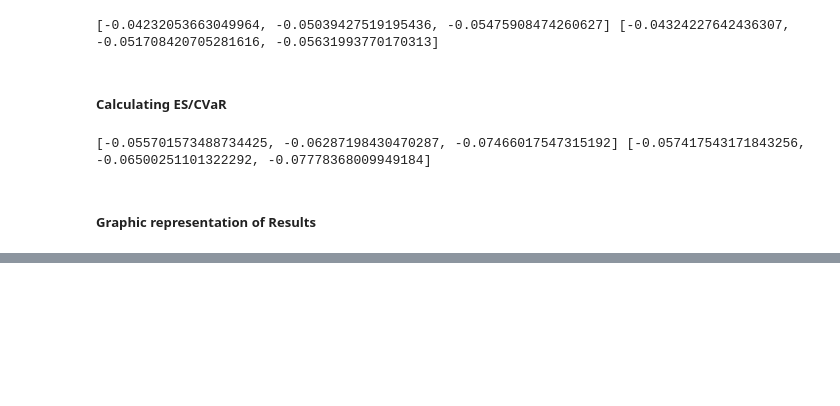
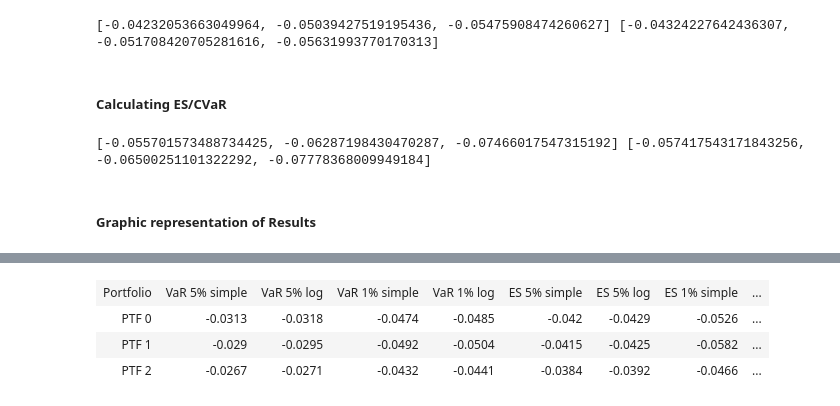
Before and after one commit to qlero/financial_metrics_comparisons, a Jupyter notebook: simple_versus_log_returns.ipynb, the cells around one changed output, grey strips where cells are left out. Saved outputs shown, nothing was run; the diff lists cells and outputs as text; code cells hidden in the pictures; blank space fills up the shorter version.

```diff
--- a/simple_versus_log_returns.ipynb
+++ b/simple_versus_log_returns.ipynb
@@ -292,0 +305,52 @@ for i in range(4):
+# %%
+W = [[1, 3, 6], [3, 6, 1], [6, 1, 3]]
+PTF = []
+
+for i in range(3):
+    holder_GS = W[i][0] * stock_GS[1]
+    holder_GOOG = W[i][1] * stock_GOOG[1]
+    holder_AAPL = W[i][2] * stock_AAPL[1]
+    PTF.append(holder_GS.add(holder_GOOG.add(holder_AAPL,
+                                             fill_value=0),
+                             fill_value=0))
+
+PTF_simple = [calculate_stock_return("simple", x) for x in PTF]
+PTF_log = [calculate_stock_return("log", x) for x in PTF]
+
+# Calculate VaR and CVaR/ES
+VaR_simple = [[value_at_risk(0.05, x) for x in PTF_simple],
+              [value_at_risk(0.01, x) for x in PTF_simple]]
+VaR_log = [[value_at_risk(0.05, x) for x in PTF_log],
+              [value_at_risk(0.01, x) for x in PTF_log]]
+
+ES_simple = [[expected_shortfall(0.05, x) for x in PTF_simple],
+             [expected_shortfall(0.01, x) for x in PTF_simple]]
+ES_log = [[expected_shortfall(0.05, x) for x in PTF_log],
+          [expected_shortfall(0.01, x) for x in PTF_log]]
+
+PTFS = []
+
+for i in range(3):
+    PTFS.append([])
+    PTFS[i].append(f"PTF {i}")
+    PTFS[i].append(round(VaR_simple[0][i], 4))
+    PTFS[i].append(round(VaR_log[0][i], 4))
+    PTFS[i].append(round(VaR_simple[1][i], 4))
+    PTFS[i].append(round(VaR_log[1][i], 4))
+    PTFS[i].append(round(ES_simple[0][i], 4))
+    PTFS[i].append(round(ES_log[0][i], 4))
+    PTFS[i].append(round(ES_simple[1][i], 4))
+    PTFS[i].append(round(ES_log[1][i], 4))
+
+table = [["Portfolio","VaR 5% simple","VaR 5% log","VaR 1% simple","VaR 1% log",
+         "ES 5% simple","ES 5% log","ES 1% simple","ES 1% log"],
+         PTFS[0],
+         PTFS[1],
+         PTFS[2]]
+
+display(HTML(tabulate.tabulate(table, tablefmt='html')))
+# %% [output]
+| Portfolio | VaR 5% simple | VaR 5% log | VaR 1% simple | VaR 1% log | ES 5% simple | ES 5% log | ES 1% simple | ... |
+| PTF 0 | -0.0313 | -0.0318 | -0.0474 | -0.0485 | -0.042 | -0.0429 | -0.0526 | ... |
+| PTF 1 | -0.029 | -0.0295 | -0.0492 | -0.0504 | -0.0415 | -0.0425 | -0.0582 | ... |
+| PTF 2 | -0.0267 | -0.0271 | -0.0432 | -0.0441 | -0.0384 | -0.0392 | -0.0466 | ... |
```
Also changed, not shown: parts of 14 cells of this notebook, 1 other file.
